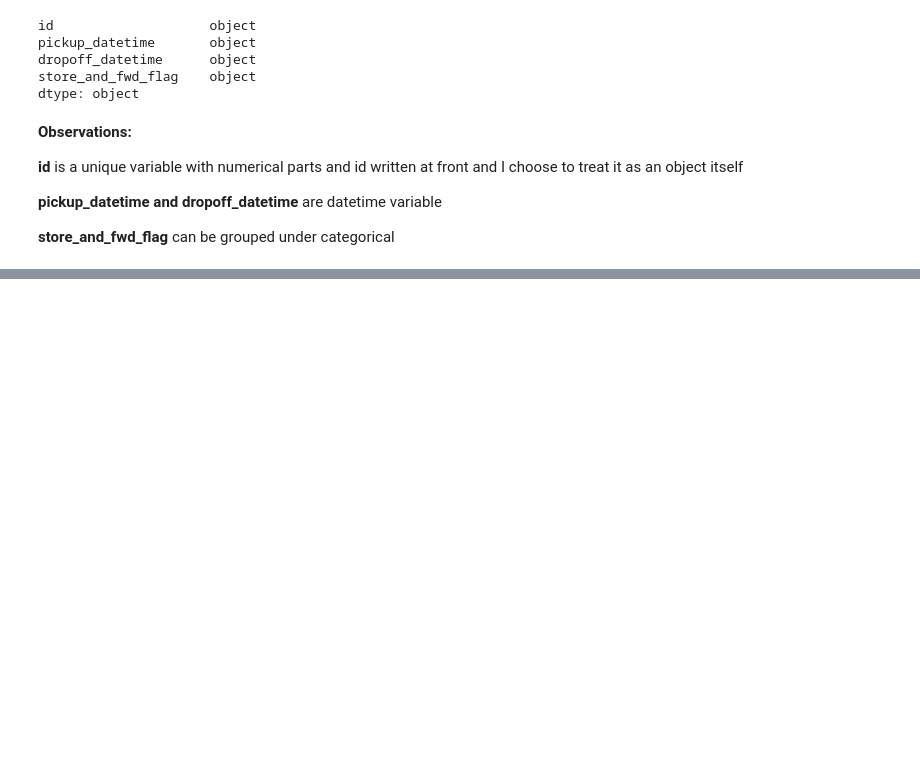
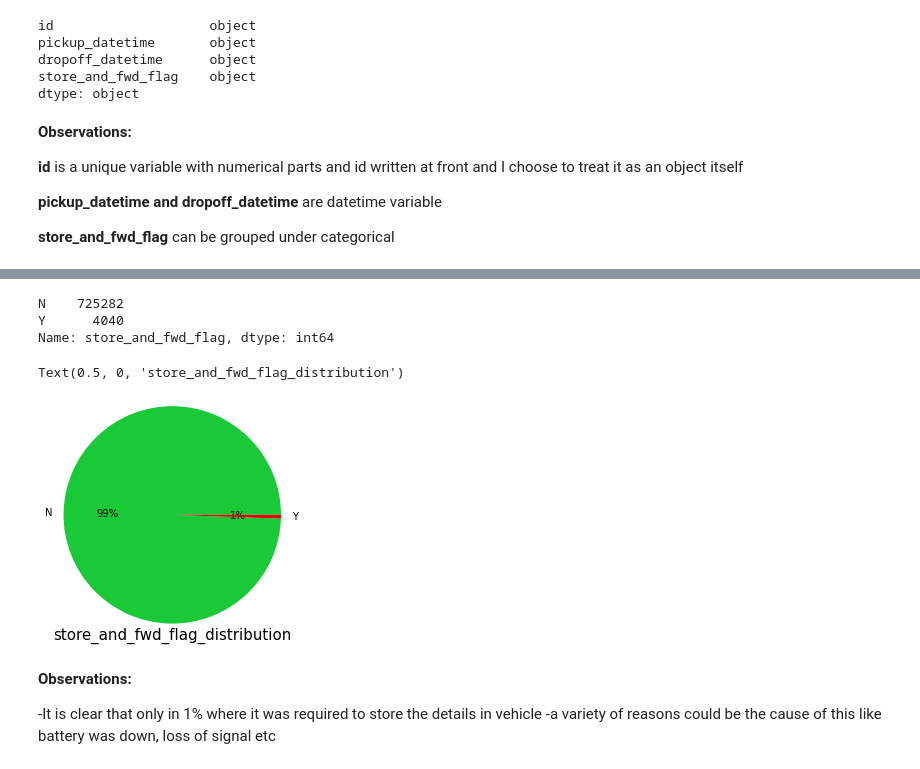
Before and after one commit to kailashsp/Exploratory-data-analysis-on-NYC-taxi-trip-duration, a Jupyter notebook: Project 2 Exploratory data analysis on NYC taxi trip duration.ipynb, the cells around one changed output, grey strips where cells are left out. Cells and saved outputs as stored; diff of their text form; code cells hidden in the pictures; blank space fills up the shorter version.

```diff
--- a/Project 2 Exploratory data analysis on NYC taxi trip duration.ipynb
+++ b/Project 2 Exploratory data analysis on NYC taxi trip duration.ipynb
@@ -253,0 +341,18 @@ data.head()
+# %%
+data.store_and_fwd_flag.value_counts()
+# %% [output]
+N    725282
+Y      4040
+Name: store_and_fwd_flag, dtype: int64
+# %%
+colors = sns.color_palette('bright')[2:4]
+plt.pie(data.store_and_fwd_flag.value_counts(), labels = ['N','Y'], colors = colors, radius = 1.25, autopct='%.0f%%')
+plt.xlabel('store_and_fwd_flag_distribution', fontsize=15)
+# %% [output]
+Text(0.5, 0, 'store_and_fwd_flag_distribution')
+[figure, added]
+# %% [markdown]
+**Observations:**
+
+-It is clear that only in 1% where it was required to store the details in vehicle
+-a variety of reasons could  be the cause of this like battery was down, loss of signal etc
```
Also changed, not shown: parts of 94 cells of this notebook.
